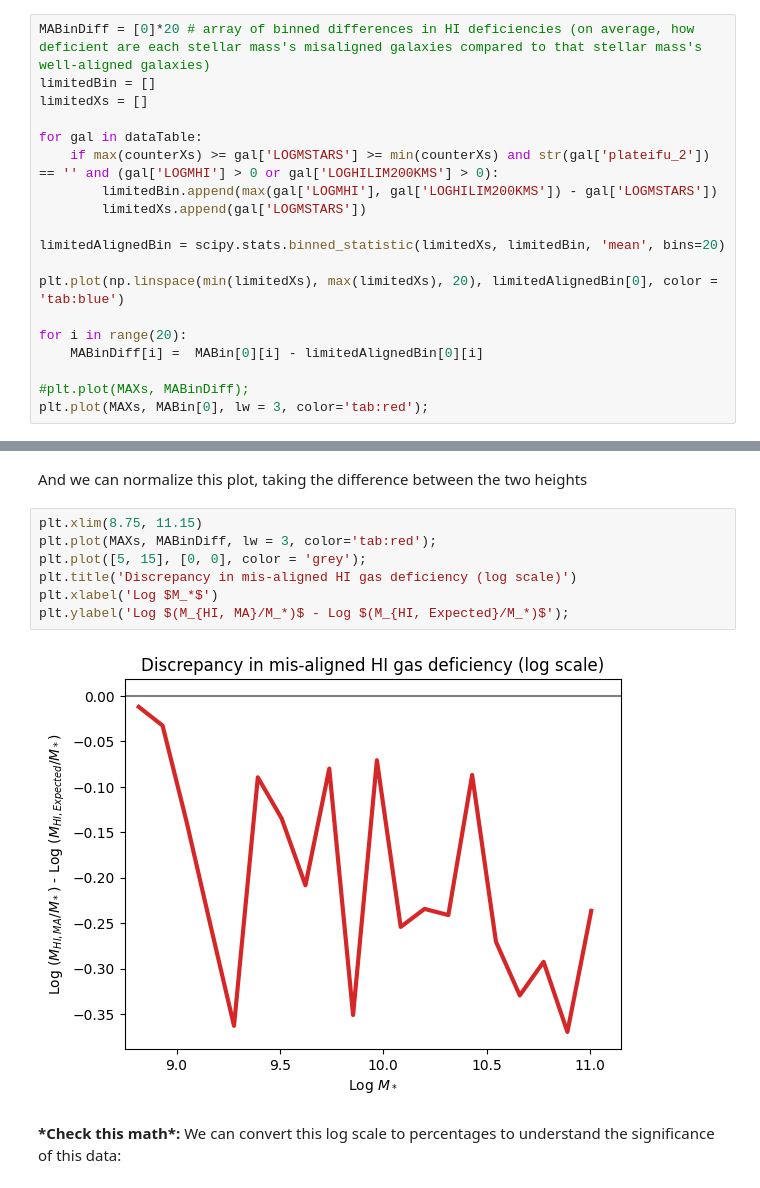
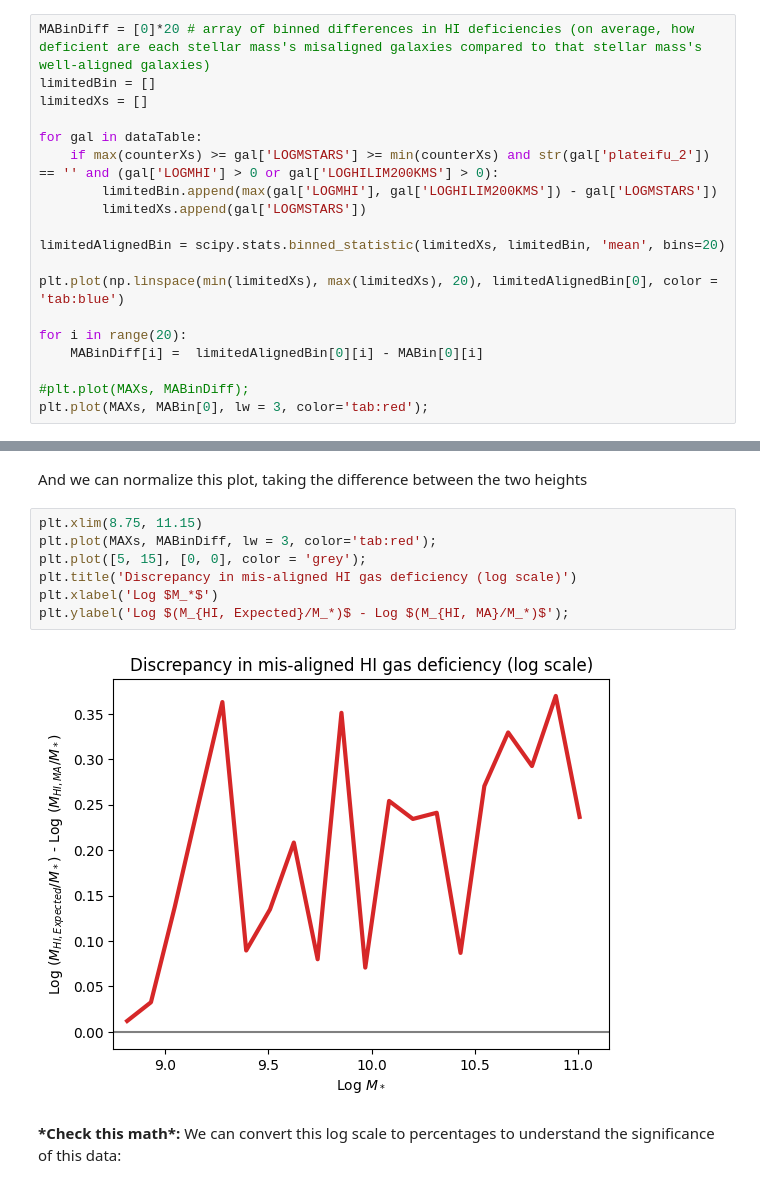
Before and after one commit to harrisonfwest/HI-MaNGA, a Jupyter notebook: HI-MaNGA_MisalignmentAndDeficiency.ipynb, the cells around one changed output, grey strips where cells are left out. Cells and saved outputs as stored; diff of their text form.

```diff
--- a/HI-MaNGA_MisalignmentAndDeficiency.ipynb
+++ b/HI-MaNGA_MisalignmentAndDeficiency.ipynb
@@ -257,7 +257,7 @@ limitedAlignedBin = scipy.stats.binned_statistic(limitedXs, limitedBin, 'mean',
 plt.plot(np.linspace(min(limitedXs), max(limitedXs), 20), limitedAlignedBin[0], color = 'tab:blue')
 
 for i in range(20):
-    MABinDiff[i] =  MABin[0][i] - limitedAlignedBin[0][i]
+    MABinDiff[i] =  limitedAlignedBin[0][i] - MABin[0][i]
 
 #plt.plot(MAXs, MABinDiff);
 plt.plot(MAXs, MABin[0], lw = 3, color='tab:red');
@@ -268,12 +268,12 @@ And we can normalize this plot, taking the difference between the two heights
 # %%
 plt.xlim(8.75, 11.15)
 plt.plot(MAXs, MABinDiff, lw = 3, color='tab:red');
 plt.plot([5, 15], [0, 0], color = 'grey');
 plt.title('Discrepancy in mis-aligned HI gas deficiency (log scale)')
 plt.xlabel('Log $M_*$')
-plt.ylabel('Log $(M_{HI, MA}/M_*)$ - Log $(M_{HI, Expected}/M_*)$');
+plt.ylabel('Log $(M_{HI, Expected}/M_*)$ - Log $(M_{HI, MA}/M_*)$');
 # %% [output]
-[figure, old version]
+[figure, new version]
 # %% [markdown]
 **\*Check this math\*:** We can convert this log scale to percentages to understand the significance of this data:
 # %%
```
Also changed, not shown: parts of 1 cell of this notebook.
